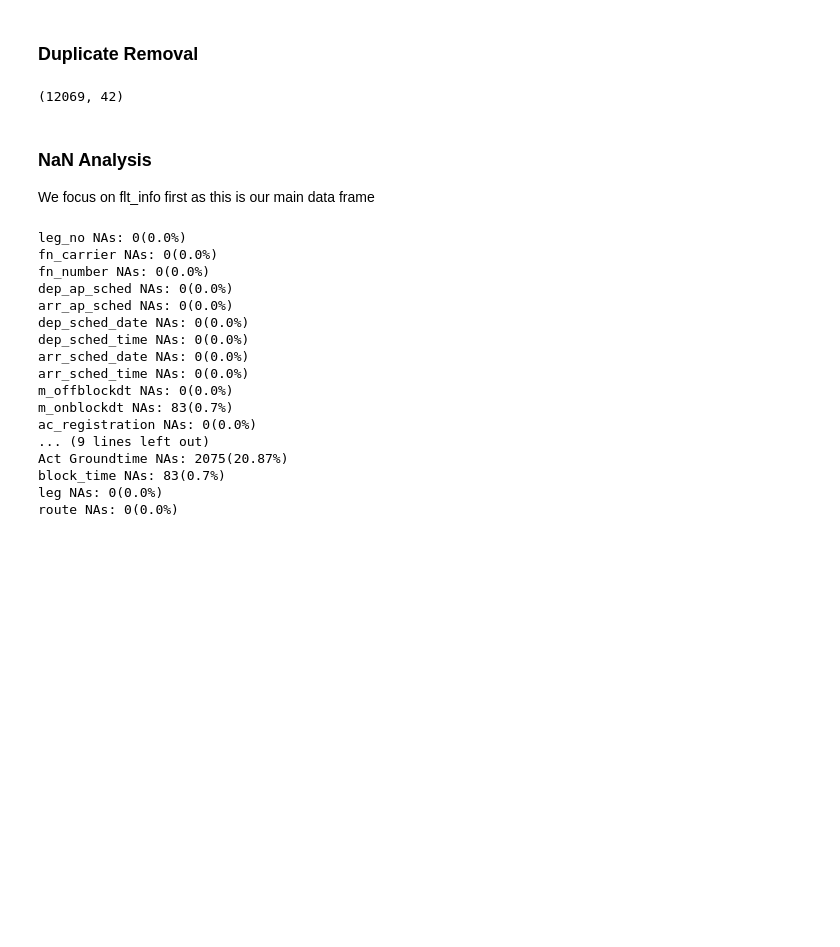
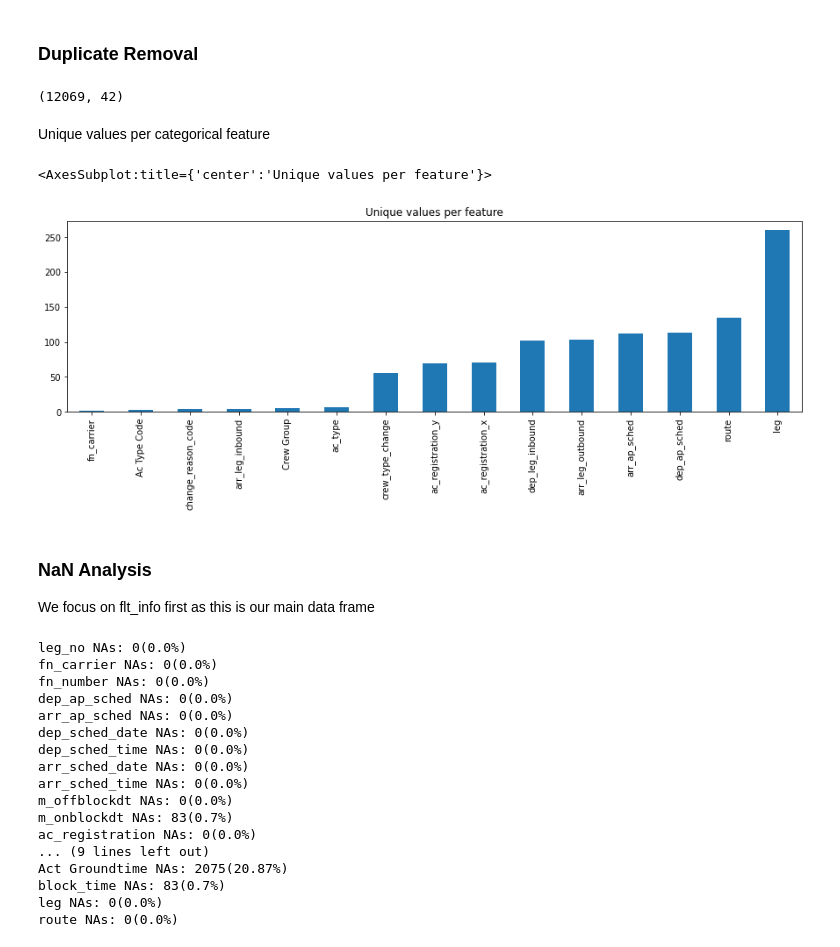
Before and after one commit to Paul1911/Delay-Prediction, a Jupyter notebook: notebooks/model_engineering.ipynb, the cells around one changed output. Drawn from its saved outputs; the diff is of its cells as text; code cells hidden in the pictures; blank space fills up the shorter version.

Commit message:
added unique values per feature analysis

```diff
--- a/notebooks/model_engineering.ipynb
+++ b/notebooks/model_engineering.ipynb
@@ -215,6 +197,16 @@ full_df = full_df.drop_duplicates()
 full_df.shape
 # %% [output]
 (12069, 42)
+# %% [markdown]
+Unique values per categorical feature
+# %%
+unique_values = full_df.select_dtypes(include = 'object').nunique().sort_values().drop(['TLC_trans', 'fn_number'])
+
+#plot
+unique_values.plot.bar(figsize = (15,4), title = "Unique values per feature")
+# %% [output]
+<AxesSubplot:title={'center':'Unique values per feature'}>
+[figure, added]
 # %% [markdown]
 ### NaN Analysis
 
```
Also changed, not shown: parts of 2 cells of this notebook.
